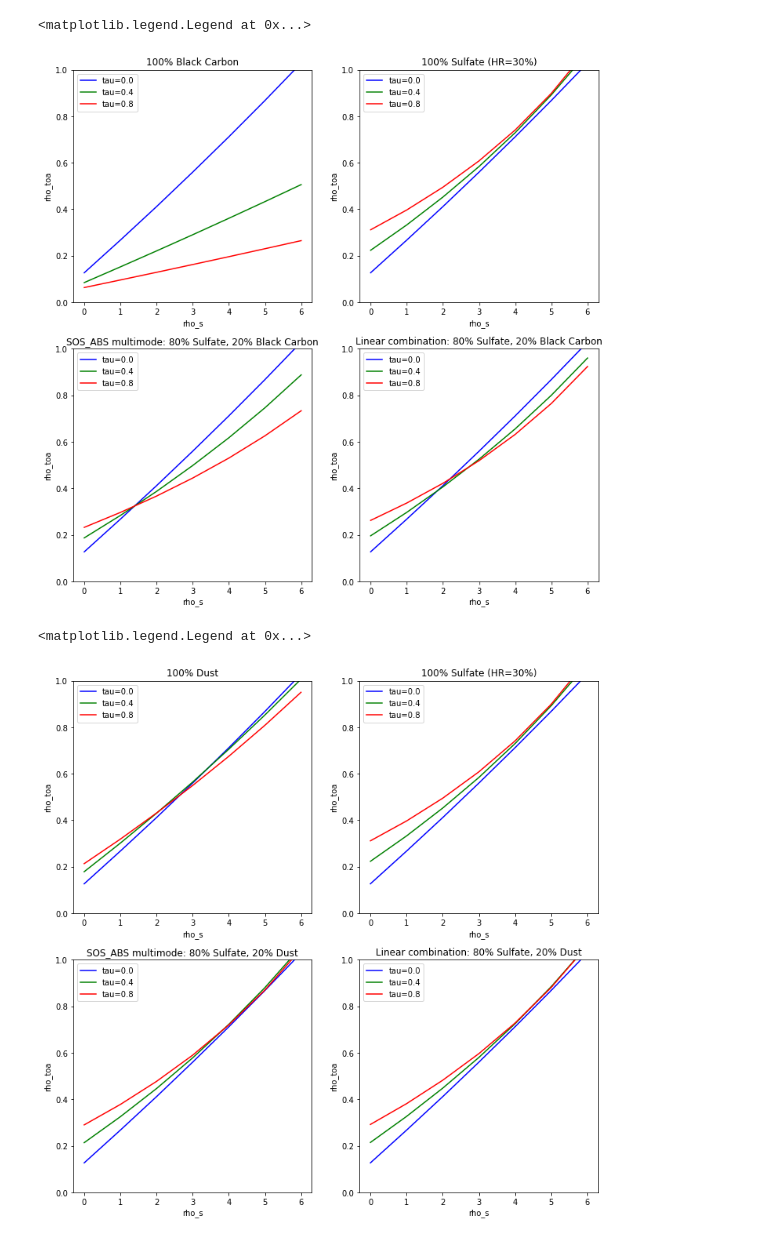
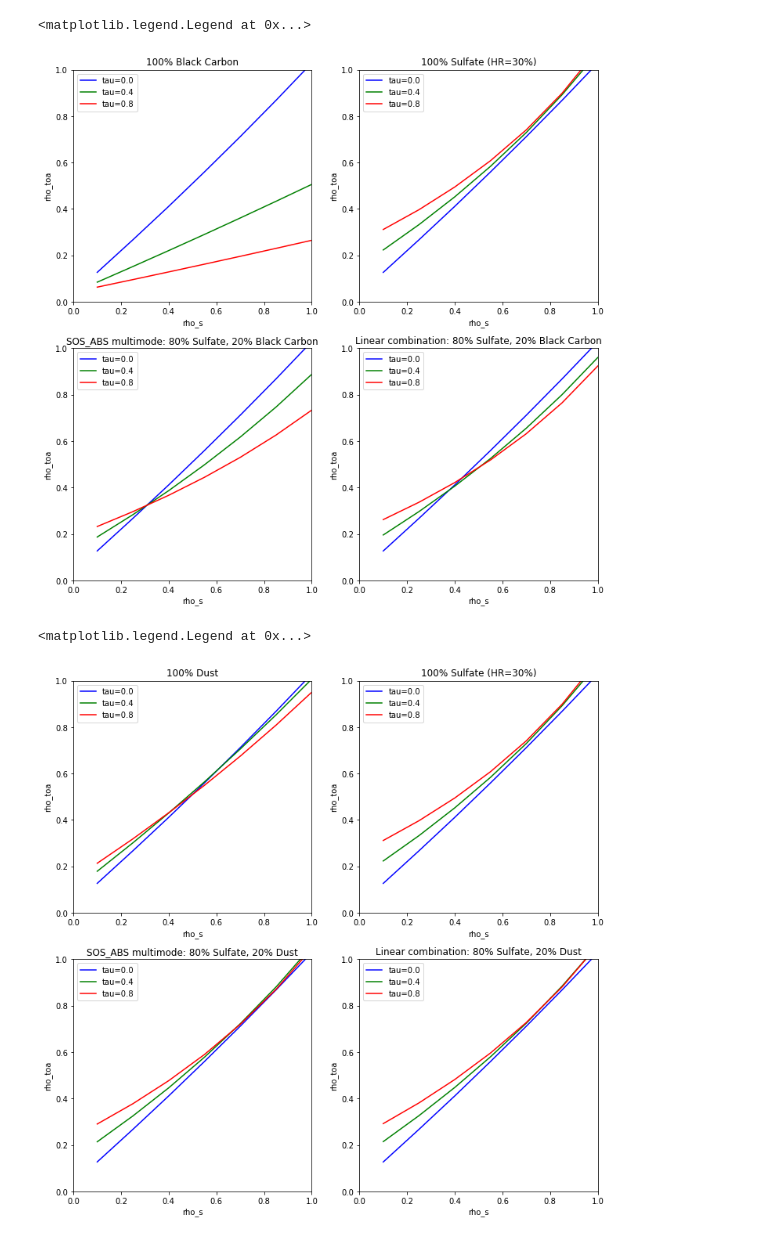
Before and after one commit to jerome-colin/multimode_aer, a Jupyter notebook: visu.ipynb, the cells around one changed output. Drawn from its saved outputs; the diff is of its cells as text; code cells hidden in the pictures.

```diff
--- a/visu.ipynb
+++ b/visu.ipynb
@@ -15,6 +14,7 @@ Coordinates:
 # %%
 lin_sulfate_hr30_80_bc_20_550nm = da.sel(model="sulfate_hr30_only_550nm")*0.8 + da.sel(model="bc_only_550nm")*0.2
-
+xval1 = 0
+xval2 = 1
 yval1 = 0
 yval2 = 1
 
@@ -23,86 +23,96 @@ fig, axs = pl.subplots(2, 2, figsize=(12,12))
 axs[0, 0].set_title('100% Black Carbon')
 axs[0, 0].set_xlabel('rho_s')
 axs[0, 0].set_ylabel('rho_toa')
+axs[0, 0].set_xlim(xval1,xval2)
 axs[0, 0].set_ylim(yval1,yval2)
-axs[0, 0].plot(da.sel(model="bc_only_550nm", tau=0), 'b', label="tau=0.0")
-axs[0, 0].plot(da.sel(model="bc_only_550nm", tau=0.4), 'g', label="tau=0.4")
-axs[0, 0].plot(da.sel(model="bc_only_550nm", tau=0.8), 'r', label="tau=0.8")
+axs[0, 0].plot(da.coords['rho_s'], da.sel(model="bc_only_550nm", tau=0), 'b', label="tau=0.0")
+axs[0, 0].plot(da.coords['rho_s'], da.sel(model="bc_only_550nm", tau=0.4), 'g', label="tau=0.4")
+axs[0, 0].plot(da.coords['rho_s'], da.sel(model="bc_only_550nm", tau=0.8), 'r', label="tau=0.8")
 axs[0, 0].legend()
 
 axs[0, 1].set_title('100% Sulfate (HR=30%)')
 axs[0, 1].set_xlabel('rho_s')
 axs[0, 1].set_ylabel('rho_toa')
+axs[0, 1].set_xlim(xval1,xval2)
 axs[0, 1].set_ylim(yval1,yval2)
-axs[0, 1].plot(da.sel(model="sulfate_hr30_only_550nm", tau=0), 'b', label="tau=0.0")
-axs[0, 1].plot(da.sel(model="sulfate_hr30_only_550nm", tau=0.4), 'g', label="tau=0.4")
-axs[0, 1].plot(da.sel(model="sulfate_hr30_only_550nm", tau=0.8), 'r', label="tau=0.8")
+axs[0, 1].plot(da.coords['rho_s'], da.sel(model="sulfate_hr30_only_550nm", tau=0), 'b', label="tau=0.0")
+axs[0, 1].plot(da.coords['rho_s'], da.sel(model="sulfate_hr30_only_550nm", tau=0.4), 'g', label="tau=0.4")
+axs[0, 1].plot(da.coords['rho_s'], da.sel(model="sulfate_hr30_only_550nm", tau=0.8), 'r', label="tau=0.8")
 axs[0, 1].legend()
 
 axs[1, 0].set_title('SOS_ABS multimode: 80% Sulfate, 20% Black Carbon')
 axs[1, 0].set_xlabel('rho_s')
 axs[1, 0].set_ylabel('rho_toa')
+axs[1, 0].set_xlim(xval1,xval2)
 axs[1, 0].set_ylim(yval1,yval2)
-axs[1, 0].plot(da.sel(model="sulfate_hr30_80_bc_20_550nm", tau=0), 'b', label="tau=0.0")
-axs[1, 0].plot(da.sel(model="sulfate_hr30_80_bc_20_550nm", tau=0.4), 'g', label="tau=0.4")
-axs[1, 0].plot(da.sel(model="sulfate_hr30_80_bc_20_550nm", tau=0.8), 'r', label="tau=0.8")
+axs[1, 0].plot(da.coords['rho_s'], da.sel(model="sulfate_hr30_80_bc_20_550nm", tau=0), 'b', label="tau=0.0")
+axs[1, 0].plot(da.coords['rho_s'], da.sel(model="sulfate_hr30_80_bc_20_550nm", tau=0.4), 'g', label="tau=0.4")
+axs[1, 0].plot(da.coords['rho_s'], da.sel(model="sulfate_hr30_80_bc_20_550nm", tau=0.8), 'r', label="tau=0.8")
 axs[1, 0].legend()
 
 axs[1, 1].set_title('Linear combination: 80% Sulfate, 20% Black Carbon')
 axs[1, 1].set_xlabel('rho_s')
 axs[1, 1].set_ylabel('rho_toa')
+axs[1, 1].set_xlim(xval1,xval2)
 axs[1, 1].set_ylim(yval1,yval2)
-axs[1, 1].plot(lin_sulfate_hr30_80_bc_20_550nm.sel(tau=0), 'b', label="tau=0.0")
-axs[1, 1].plot(lin_sulfate_hr30_80_bc_20_550nm.sel(tau=0.4), 'g', label="tau=0.4")
-axs[1, 1].plot(lin_sulfate_hr30_80_bc_20_550nm.sel(tau=0.8), 'r', label="tau=0.8")
+axs[1, 1].plot(da.coords['rho_s'], lin_sulfate_hr30_80_bc_20_550nm.sel(tau=0), 'b', label="tau=0.0")
+axs[1, 1].plot(da.coords['rho_s'], lin_sulfate_hr30_80_bc_20_550nm.sel(tau=0.4), 'g', label="tau=0.4")
+axs[1, 1].plot(da.coords['rho_s'], lin_sulfate_hr30_80_bc_20_550nm.sel(tau=0.8), 'r', label="tau=0.8")
 axs[1, 1].legend()
 # %% [output]
 <matplotlib.legend.Legend at 0x...>
-[figure, old version]
+[figure, new version]
 # %%
 lin_sulfate_hr30_80_dust_20_550nm = da.sel(model="sulfate_hr30_only_550nm")*0.8 + da.sel(model="dust_only_550nm")*0.2
 
+xval1 = 0
+xval2 = 1
 yval1 = 0
 yval2 = 1
 
 fig, axs = pl.subplots(2, 2, figsize=(12,12))
 
 axs[0, 0].set_title('100% Dust')
 axs[0, 0].set_xlabel('rho_s')
 axs[0, 0].set_ylabel('rho_toa')
+axs[0, 0].set_xlim(xval1,xval2)
 axs[0, 0].set_ylim(yval1,yval2)
-axs[0, 0].plot(da.sel(model="dust_only_550nm", tau=0), 'b', label="tau=0.0")
-axs[0, 0].plot(da.sel(model="dust_only_550nm", tau=0.4), 'g', label="tau=0.4")
-axs[0, 0].plot(da.sel(model="dust_only_550nm", tau=0.8), 'r', label="tau=0.8")
+axs[0, 0].plot(da.coords['rho_s'], da.sel(model="dust_only_550nm", tau=0), 'b', label="tau=0.0")
+axs[0, 0].plot(da.coords['rho_s'], da.sel(model="dust_only_550nm", tau=0.4), 'g', label="tau=0.4")
+axs[0, 0].plot(da.coords['rho_s'], da.sel(model="dust_only_550nm", tau=0.8), 'r', label="tau=0.8")
 axs[0, 0].legend()
 
 axs[0, 1].set_title('100% Sulfate (HR=30%)')
 axs[0, 1].set_xlabel('rho_s')
 axs[0, 1].set_ylabel('rho_toa')
+axs[0, 1].set_xlim(xval1,xval2)
 axs[0, 1].set_ylim(yval1,yval2)
-axs[0, 1].plot(da.sel(model="sulfate_hr30_only_550nm", tau=0), 'b', label="tau=0.0")
-axs[0, 1].plot(da.sel(model="sulfate_hr30_only_550nm", tau=0.4), 'g', label="tau=0.4")
-axs[0, 1].plot(da.sel(model="sulfate_hr30_only_550nm", tau=0.8), 'r', label="tau=0.8")
+axs[0, 1].plot(da.coords['rho_s'], da.sel(model="sulfate_hr30_only_550nm", tau=0), 'b', label="tau=0.0")
+axs[0, 1].plot(da.coords['rho_s'], da.sel(model="sulfate_hr30_only_550nm", tau=0.4), 'g', label="tau=0.4")
+axs[0, 1].plot(da.coords['rho_s'], da.sel(model="sulfate_hr30_only_550nm", tau=0.8), 'r', label="tau=0.8")
 axs[0, 1].legend()
 
 axs[1, 0].set_title('SOS_ABS multimode: 80% Sulfate, 20% Dust')
 axs[1, 0].set_xlabel('rho_s')
 axs[1, 0].set_ylabel('rho_toa')
+axs[1, 0].set_xlim(xval1,xval2)
 axs[1, 0].set_ylim(yval1,yval2)
-axs[1, 0].plot(da.sel(model="sulfate_hr30_80_dust_20_550nm", tau=0), 'b', label="tau=0.0")
-axs[1, 0].plot(da.sel(model="sulfate_hr30_80_dust_20_550nm", tau=0.4), 'g', label="tau=0.4")
-axs[1, 0].plot(da.sel(model="sulfate_hr30_80_dust_20_550nm", tau=0.8), 'r', label="tau=0.8")
+axs[1, 0].plot(da.coords['rho_s'], da.sel(model="sulfate_hr30_80_dust_20_550nm", tau=0), 'b', label="tau=0.0")
+axs[1, 0].plot(da.coords['rho_s'], da.sel(model="sulfate_hr30_80_dust_20_550nm", tau=0.4), 'g', label="tau=0.4")
+axs[1, 0].plot(da.coords['rho_s'], da.sel(model="sulfate_hr30_80_dust_20_550nm", tau=0.8), 'r', label="tau=0.8")
 axs[1, 0].legend()
 
 axs[1, 1].set_title('Linear combination: 80% Sulfate, 20% Dust')
 axs[1, 1].set_xlabel('rho_s')
 axs[1, 1].set_ylabel('rho_toa')
+axs[1, 1].set_xlim(xval1,xval2)
 axs[1, 1].set_ylim(yval1,yval2)
-axs[1, 1].plot(lin_sulfate_hr30_80_dust_20_550nm.sel(tau=0), 'b', label="tau=0.0")
-axs[1, 1].plot(lin_sulfate_hr30_80_dust_20_550nm.sel(tau=0.4), 'g', label="tau=0.4")
-axs[1, 1].plot(lin_sulfate_hr30_80_dust_20_550nm.sel(tau=0.8), 'r', label="tau=0.8")
+axs[1, 1].plot(da.coords['rho_s'], lin_sulfate_hr30_80_dust_20_550nm.sel(tau=0), 'b', label="tau=0.0")
+axs[1, 1].plot(da.coords['rho_s'], lin_sulfate_hr30_80_dust_20_550nm.sel(tau=0.4), 'g', label="tau=0.4")
+axs[1, 1].plot(da.coords['rho_s'], lin_sulfate_hr30_80_dust_20_550nm.sel(tau=0.8), 'r', label="tau=0.8")
 axs[1, 1].legend()
 # %% [output]
 <matplotlib.legend.Legend at 0x...>
-[figure, old version]
+[figure, new version]
 # %%
 lin_sulfate_hr30_60_dust_20_bc_20_550nm = da.sel(model="sulfate_hr30_only_550nm")*0.6 + da.sel(model="dust_only_550nm")*0.2 + da.sel(model="bc_only_550nm")*0.2
```
Also changed, not shown: parts of 2 cells of this notebook.
